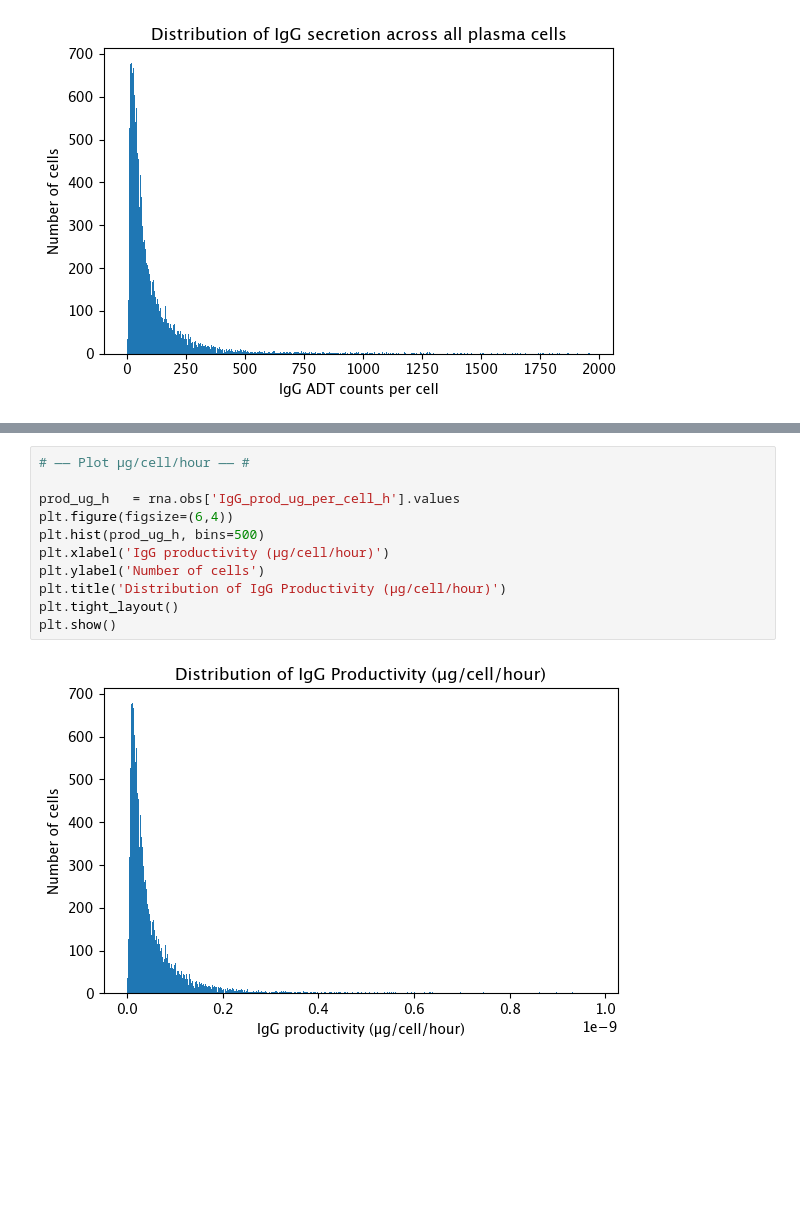
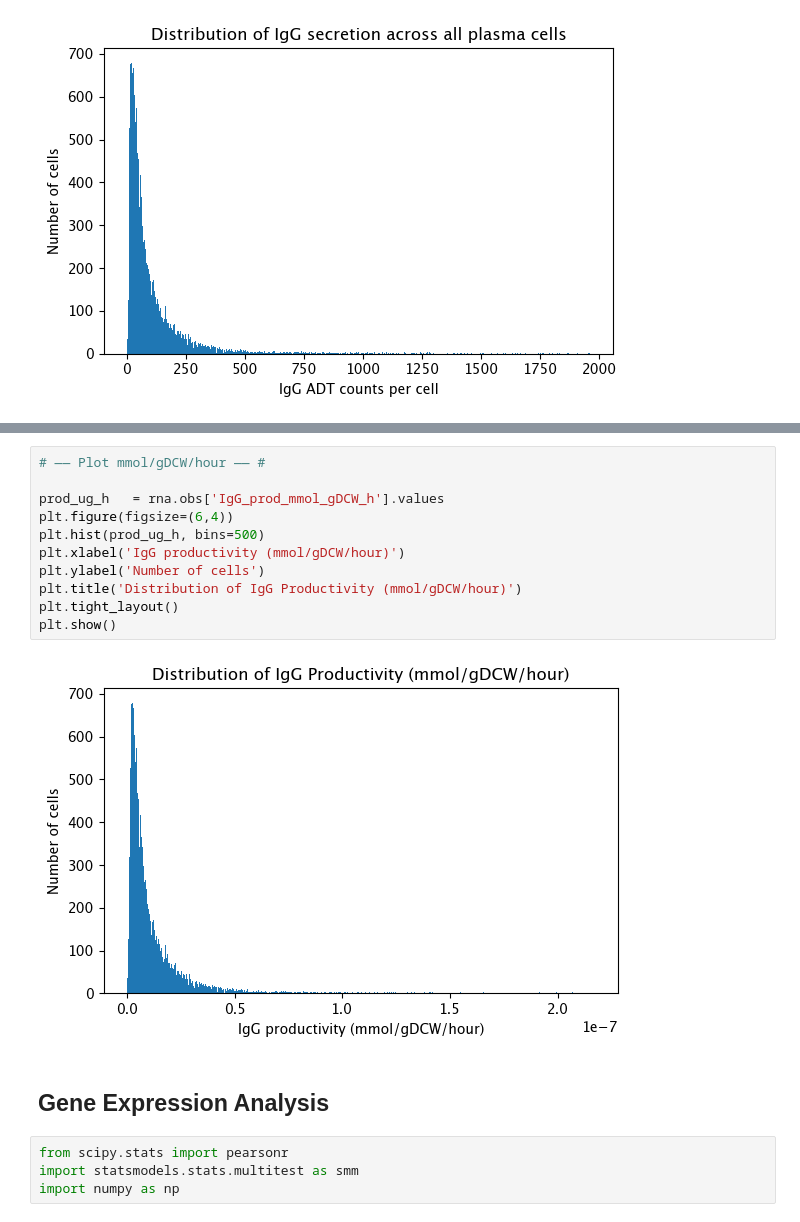
Before and after one commit to pablodig/secRecon-Secretory-Pathway-Reconstruction, a Jupyter notebook: 3 - Sec-seq Analysis/IgG_productivity.ipynb, the cells around one changed output, grey strips where cells are left out. Drawn from its saved outputs; the diff is of its cells as text; blank space fills up the shorter version.

```diff
--- a/3 - Sec-seq Analysis/IgG_productivity.ipynb
+++ b/3 - Sec-seq Analysis/IgG_productivity.ipynb
@@ -173,13 +151,19 @@ max           1.629027e-08
 # %%
-# —— Plot μg/cell/hour —— #
+# —— Plot mmol/gDCW/hour —— #
 
-prod_ug_h   = rna.obs['IgG_prod_ug_per_cell_h'].values
+prod_ug_h   = rna.obs['IgG_prod_mmol_gDCW_h'].values
 plt.figure(figsize=(6,4))
 plt.hist(prod_ug_h, bins=500)
-plt.xlabel('IgG productivity (μg/cell/hour)')
+plt.xlabel('IgG productivity (mmol/gDCW/hour)')
 plt.ylabel('Number of cells')
-plt.title('Distribution of IgG Productivity (μg/cell/hour)')
+plt.title('Distribution of IgG Productivity (mmol/gDCW/hour)')
 plt.tight_layout()
 plt.show()
 # %% [output]
-[figure, old version]
+[figure, new version]
+# %% [markdown]
+## Gene Expression Analysis
+# %%
+from scipy.stats import pearsonr
+import statsmodels.stats.multitest as smm
+import numpy as np
```
Also changed, not shown: parts of 9 cells of this notebook, 2 other files.
